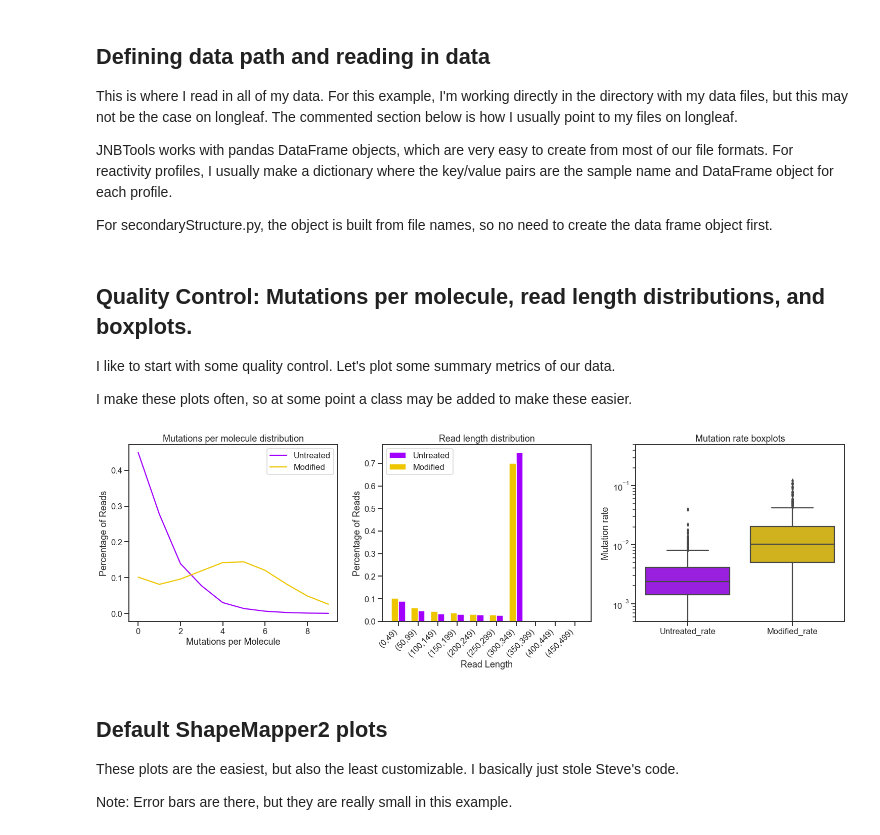
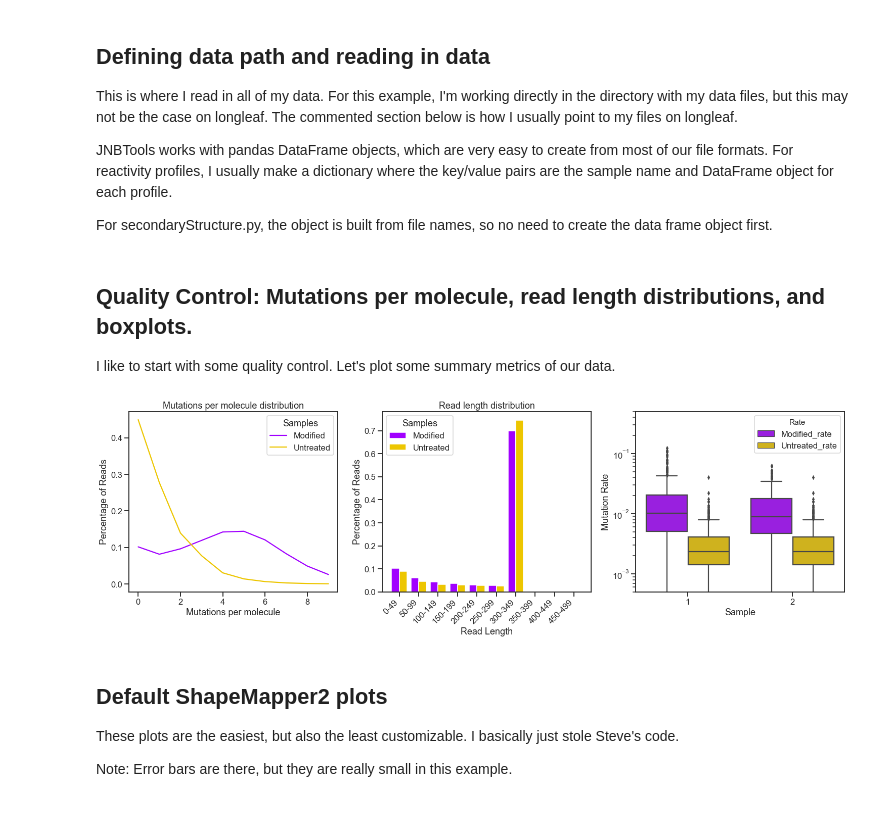
Before and after one commit to Weeks-UNC/RNAvigate, a Jupyter notebook: JNB-example/plottingTools-example.ipynb, the cells around one changed output. Saved outputs shown, nothing was run; the diff lists cells and outputs as text; code cells hidden in the pictures.

```diff
--- a/JNB-example/plottingTools-example.ipynb
+++ b/JNB-example/plottingTools-example.ipynb
@@ -103,41 +103,26 @@ histograms = pt.readHistograms(path+"example_shapemapper_log.txt")
 Quality Control: Mutations per molecule, read length distributions, and boxplots.
 ---------------------------------------------------------------------------------
 I like to start with some quality control. Let's plot some summary metrics of our data.
-
-I make these plots often, so at some point a class may be added to make these easier.
-# %%
-# Make Mutations per Molecule plots
-fig, ax = plt.subplots(1,3, figsize=(21,7))
-
-# plot 1: mutations per molecule
-ax[0].plot(histograms['Mutation_count'][0:10], histograms['Untreated_mutations_per_molecule'][0:10], label="Untreated")
-ax[0].plot(histograms['Mutation_count'][0:10], histograms['Modified_mutations_per_molecule'][0:10], label="Modified")
-ax[0].legend()
-ax[0].set(xlabel='Mutations per Molecule',
-          ylabel='Percentage of Reads',
-          title='Mutations per molecule distribution')
-
-# plot 2: read length distribution
-width=0.35
-ax[1].bar(np.arange(10)+width/2, histograms["Untreated_read_length"][0:10], width, label="Untreated")
-ax[1].bar(np.arange(10)-width/2, histograms["Modified_read_length"][0:10], width, label="Modified")
-ax[1].legend()
-ax[1].set(xticks=range(10),
-          xlabel='Read Length',
-          ylabel='Percentage of Reads',
-          title='Read length distribution')
-ax[1].set_xticklabels(histograms["Read_length"], rotation = 45, ha="right")
-
-# plot 3: Mutation rate boxplots
-ax[2] = sns.boxplot(data=profile['example1'][['Untreated_rate', 'Modified_rate']], orient='v')
-ax[2].set(yscale='log',
-          ylim=(0.0005, 0.5),
-          ylabel='Mutation rate',
-          title='Mutation rate boxplots')
-
-plt.tight_layout();
-# %% [output]
-[figure, removed]
+# %%
+fig, ax = plt.subplots(1,3, figsize=(21,7))
+
+log.plotMutsPerMol(ax[0], sample="Modified")
+log.plotMutsPerMol(ax[0], sample="Untreated")
+log.setMutsPerMol(ax[0], labels=["Modified", "Untreated"])
+
+# "n" indicates the sample order.
+# "of" indicates the total number of samples on the given plot.
+# Together, they set the bar width and x position of each bar.
+log.plotReadLength(ax[1], sample="Modified", n=1, of=2)
+log.plotReadLength(ax[1], sample="Untreated", n=2, of=2)
+log.setReadLength(ax[1], labels=["Modified", "Untreated"])
+
+# plot 3: Mutation rate boxplots
+profile['example1'].boxplot(ax[2], samples=[profile['example2']])
+
+plt.tight_layout();
+# %% [output]
+[figure, added]
 # %% [markdown]
 Default ShapeMapper2 plots
 --------------------------
```
Also changed, not shown: parts of 7 cells of this notebook, 12 other files.
